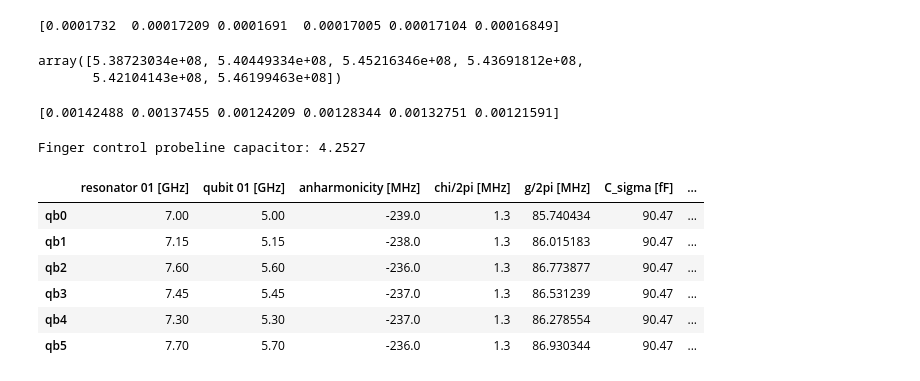
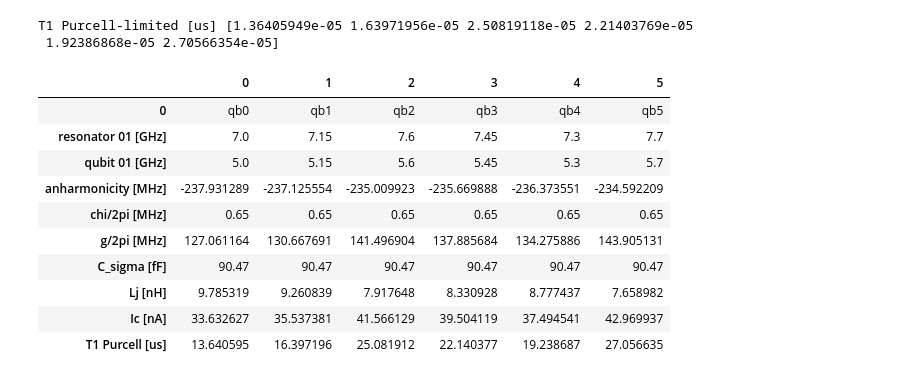
Before and after one commit to rmoretti9/QDAST, a Jupyter notebook: src/modeling/chips/single_doublepads/readout_optimization00.ipynb, the cells around one changed output. Drawn from its saved outputs; the diff is of its cells as text; code cells hidden in the pictures.

```diff
--- a/src/modeling/chips/single_doublepads/readout_optimization00.ipynb
+++ b/src/modeling/chips/single_doublepads/readout_optimization00.ipynb
@@ -82,9 +81,8 @@ print(Ljs)
 Ic = get_Ic_from_Lj(Ljs)
 EC = e_charge**2/(c_sigma)/2/planck_h
 Ej = Ic*phi0/2/pi/planck_h
-
-anharmonicities = np.zeros(6)
-for i in range(6):
+anharmonicities = np.zeros(nb_qubits)
+for i in range(nb_qubits):
     transmon = Transmon(EJ = Ej[i], EC=EC, ng = 0, ncut = 31)
     anharmonicities[i] = transmon.anharmonicity()
 # %%
@@ -418,26 +300,8 @@ OptimizeWarning: Covariance of the parameters could not be estimated
 # %%
 # T1 Purcell:
-delta = rr_freq_target - target_parameters["qubit_frequency"]
-k_purcell = kappa_target* (g/2/np.pi/delta)**2
-T1_purcell_pre_filter = 1/(2*np.pi*k_purcell)
-print(T1_purcell_pre_filter)
+k_purcell = kappa_target* (gs/delta)**2
+T1_purcell = 1/(2*np.pi*k_purcell)
+print("T1 Purcell-limited [us]", T1_purcell)
 # %% [output]
-[0.0001732  0.00017209 0.0001691  0.00017005 0.00017104 0.00016849]
+T1 Purcell-limited [us] [1.36405949e-05 1.63971956e-05 2.50819118e-05 2.21403769e-05
+ 1.92386868e-05 2.70566354e-05]
-# %%
-g
-# %% [output]
-array([5.38723034e+08, 5.40449334e+08, 5.45216346e+08, 5.43691812e+08,
-       5.42104143e+08, 5.46199463e+08])
-# %%
-# T1 Purcell - adapting the formula to the filter presence (eq. 178 of https://doi.org/10.1063/1.5089550):
-
-purcell_Q = fitter.popt[1] #7.5e9/ 500e6#(resonator_kappa(7.5e9, cfl, Z0) / 2/pi) # corresponding to a kappa FWHM of 500 MHz
-delta = rr_freq_target - target_parameters["qubit_frequency"]
-actual_kappa_readout_resonator = resonator_kappa(rr_freq_target, cks, Z0)/ 2/ pi# / np.sqrt(2)
-k_purcell_ = actual_kappa_readout_resonator* (g/2/np.pi/delta)**2
-
-k_purcell_ = kappa_target* (g/2/np.pi/delta)**2
-T1_purcell = 1/(2*np.pi*k_purcell_) / (qubit_freq_target/ 2 / purcell_Q / delta)
-print(T1_purcell)
-# %% [output]
-[0.00142488 0.00137455 0.00124209 0.00128344 0.00132751 0.00121591]
@@ -446,27 +308,24 @@ print(T1_purcell)
-# %%
-finger_control_feedline = ck_given_coupling(cfl)
-print(f"Finger control probeline capacitor: {finger_control_feedline:.5}")
-# %% [output]
-Finger control probeline capacitor: 4.2527
 # %%
-df = pd.DataFrame(index=['qb0','qb1','qb2', 'qb3', 'qb4', 'qb5'])
+df = pd.DataFrame(['qb0','qb1','qb2', 'qb3', 'qb4', 'qb5'])
 df['resonator 01 [GHz]'] = rr_freq_target / 1e9
 df['qubit 01 [GHz]'] = qubit_freq_target / 1e9
-df['anharmonicity [MHz]'] = np.floor(anharmonicities / 1e6)
-df['chi/2pi [MHz]'] = np.array([target_parameters["chi"]]*6)/1e6
-df['g/2pi [MHz]'] = g/2/np.pi * 1e-6
-df['C_sigma [fF]'] = np.array([c_sigma]*6) * 1e15
-df["Lj [nH]"] = Ljs * 1e9
-df['Ic [nA]'] = Ic * 1e9
-df['T1 Purcell [us]'] = np.floor(T1_purcell * 1e6)
-df['T1 Purcell if no filter [us]'] = np.floor(T1_purcell_pre_filter * 1e6)
-df['Resonator Q'] = np.array([1670, 1469, 1915, 1649, 1466, 2110])
-df
+df['anharmonicity [MHz]'] = anharmonicities / 1e6
+df['chi/2pi [MHz]'] = [chi / 1e6]*nb_qubits
+df['g/2pi [MHz]'] = gs/2/np.pi / 1e6
+df['C_sigma [fF]'] = [c_sigma*1e15]*nb_qubits
+df["Lj  [nH]"] = Ljs *1e9
+df['Ic [nA]'] = Ic*1e9
+df['T1 Purcell [us]'] = T1_purcell * 1e6
+df.T
 # %% [output]
-|  | resonator 01 [GHz] | qubit 01 [GHz] | anharmonicity [MHz] | chi/2pi [MHz] | g/2pi [MHz] | C_sigma [fF] | ... |
-| qb0 | 7.00 | 5.00 | -239.0 | 1.3 | 85.740434 | 90.47 | ... |
-| qb1 | 7.15 | 5.15 | -238.0 | 1.3 | 86.015183 | 90.47 | ... |
-| qb2 | 7.60 | 5.60 | -236.0 | 1.3 | 86.773877 | 90.47 | ... |
-| qb3 | 7.45 | 5.45 | -237.0 | 1.3 | 86.531239 | 90.47 | ... |
-| qb4 | 7.30 | 5.30 | -237.0 | 1.3 | 86.278554 | 90.47 | ... |
-| qb5 | 7.70 | 5.70 | -236.0 | 1.3 | 86.930344 | 90.47 | ... |
+|  | 0 | 1 | 2 | 3 | 4 | 5 |
+| 0 | qb0 | qb1 | qb2 | qb3 | qb4 | qb5 |
+| resonator 01 [GHz] | 7.0 | 7.15 | 7.6 | 7.45 | 7.3 | 7.7 |
+| qubit 01 [GHz] | 5.0 | 5.15 | 5.6 | 5.45 | 5.3 | 5.7 |
+| anharmonicity [MHz] | -237.931289 | -237.125554 | -235.009923 | -235.669888 | -236.373551 | -234.592209 |
+| chi/2pi [MHz] | 0.65 | 0.65 | 0.65 | 0.65 | 0.65 | 0.65 |
+| g/2pi [MHz] | 127.061164 | 130.667691 | 141.496904 | 137.885684 | 134.275886 | 143.905131 |
+| C_sigma [fF] | 90.47 | 90.47 | 90.47 | 90.47 | 90.47 | 90.47 |
+| Lj [nH] | 9.785319 | 9.260839 | 7.917648 | 8.330928 | 8.777437 | 7.658982 |
+| Ic [nA] | 33.632627 | 35.537381 | 41.566129 | 39.504119 | 37.494541 | 42.969937 |
+| T1 Purcell [us] | 13.640595 | 16.397196 | 25.081912 | 22.140377 | 19.238687 | 27.056635 |
```
Also changed, not shown: parts of 35 cells of this notebook, 26 other files.
